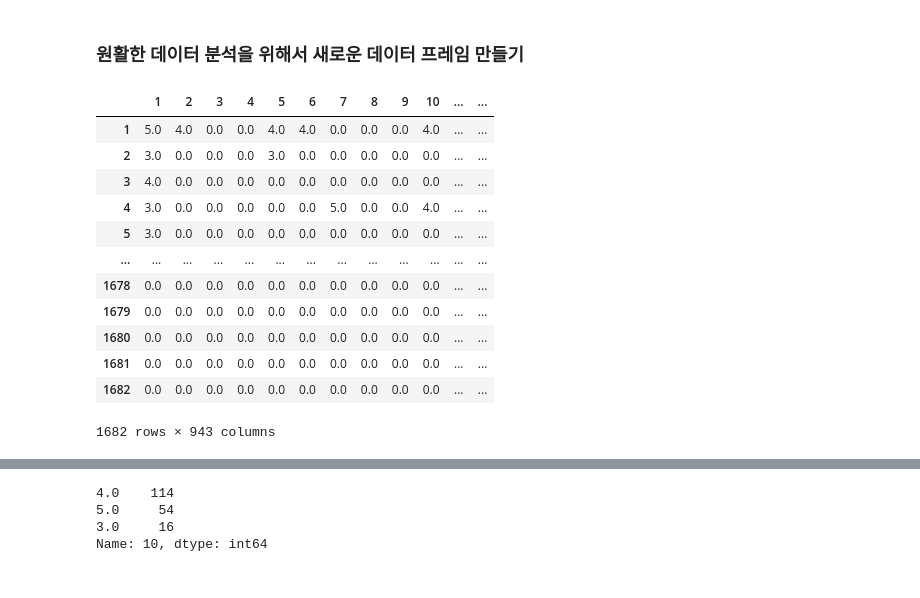
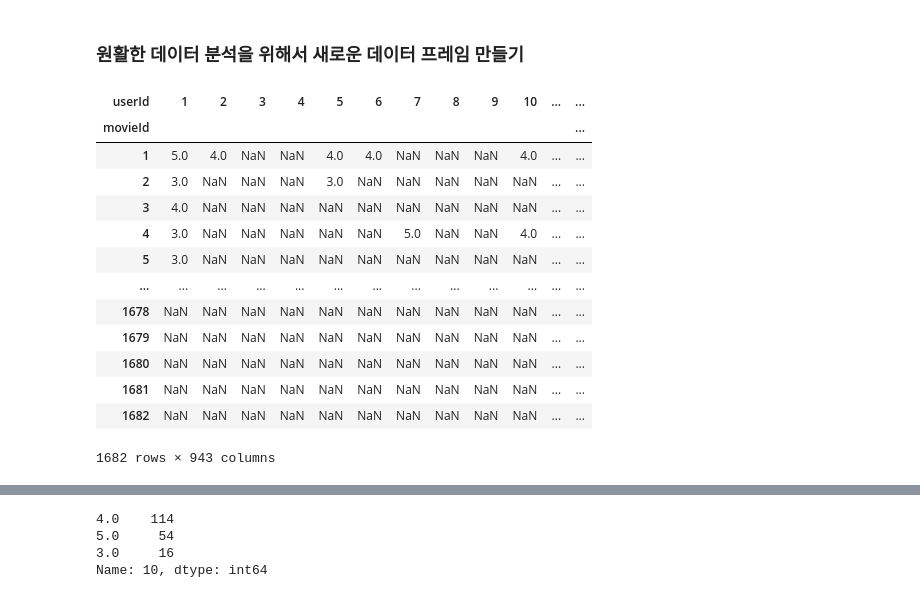
Before and after one commit to youngwoo3283/CP2_Recommendation-Modeling, a Jupyter notebook: CP2_project.ipynb, the cells around one changed output, grey strips where cells are left out. Drawn from its saved outputs; the diff is of its cells as text; code cells hidden in the pictures.

```diff
--- a/CP2_project.ipynb
+++ b/CP2_project.ipynb
@@ -360,3 +360,5 @@ df = pd.read_csv('/content/drive/MyDrive/ml-100k.csv')
 df.shape
 # %% [output]
 (100000, 4)
+# %%
+df.drop(columns = 'timestamp',inplace = True)
@@ -363,2 +369,4 @@ df.shape
+# %%
+df.columns = (['userId','movieId','rating'])
 # %% [markdown]
 ### 원활한 데이터 분석을 위해서 새로운 데이터 프레임 만들기
@@ -388,16 +373,19 @@ tt = pd.DataFrame(t).iloc[1:,1:] #인덱스 0을 제외하고 1부터 데이터
-# %%
-tt
-# %% [output]
-|  | 1 | 2 | 3 | 4 | 5 | 6 | 7 | 8 | 9 | 10 | ... | ... |
-| 1 | 5.0 | 4.0 | 0.0 | 0.0 | 4.0 | 4.0 | 0.0 | 0.0 | 0.0 | 4.0 | ... | ... |
-| 2 | 3.0 | 0.0 | 0.0 | 0.0 | 3.0 | 0.0 | 0.0 | 0.0 | 0.0 | 0.0 | ... | ... |
-| 3 | 4.0 | 0.0 | 0.0 | 0.0 | 0.0 | 0.0 | 0.0 | 0.0 | 0.0 | 0.0 | ... | ... |
-| 4 | 3.0 | 0.0 | 0.0 | 0.0 | 0.0 | 0.0 | 5.0 | 0.0 | 0.0 | 4.0 | ... | ... |
-| 5 | 3.0 | 0.0 | 0.0 | 0.0 | 0.0 | 0.0 | 0.0 | 0.0 | 0.0 | 0.0 | ... | ... |
-| ... | ... | ... | ... | ... | ... | ... | ... | ... | ... | ... | ... | ... |
-| 1678 | 0.0 | 0.0 | 0.0 | 0.0 | 0.0 | 0.0 | 0.0 | 0.0 | 0.0 | 0.0 | ... | ... |
-| 1679 | 0.0 | 0.0 | 0.0 | 0.0 | 0.0 | 0.0 | 0.0 | 0.0 | 0.0 | 0.0 | ... | ... |
-| 1680 | 0.0 | 0.0 | 0.0 | 0.0 | 0.0 | 0.0 | 0.0 | 0.0 | 0.0 | 0.0 | ... | ... |
-| 1681 | 0.0 | 0.0 | 0.0 | 0.0 | 0.0 | 0.0 | 0.0 | 0.0 | 0.0 | 0.0 | ... | ... |
-| 1682 | 0.0 | 0.0 | 0.0 | 0.0 | 0.0 | 0.0 | 0.0 | 0.0 | 0.0 | 0.0 | ... | ... |
-1682 rows × 943 columns
+# %%
+adj_matrix_rating = df.pivot(index = 'userId', columns = 'movieId', values = 'rating')
+# %%
+adj_matrix_rating.T
+# %% [output]
+| userId | 1 | 2 | 3 | 4 | 5 | 6 | 7 | 8 | 9 | 10 | ... | ... |
+| movieId |  |  |  |  |  |  |  |  |  |  |  | ... |
+| 1 | 5.0 | 4.0 | NaN | NaN | 4.0 | 4.0 | NaN | NaN | NaN | 4.0 | ... | ... |
+| 2 | 3.0 | NaN | NaN | NaN | 3.0 | NaN | NaN | NaN | NaN | NaN | ... | ... |
+| 3 | 4.0 | NaN | NaN | NaN | NaN | NaN | NaN | NaN | NaN | NaN | ... | ... |
+| 4 | 3.0 | NaN | NaN | NaN | NaN | NaN | 5.0 | NaN | NaN | 4.0 | ... | ... |
+| 5 | 3.0 | NaN | NaN | NaN | NaN | NaN | NaN | NaN | NaN | NaN | ... | ... |
+| ... | ... | ... | ... | ... | ... | ... | ... | ... | ... | ... | ... | ... |
+| 1678 | NaN | NaN | NaN | NaN | NaN | NaN | NaN | NaN | NaN | NaN | ... | ... |
+| 1679 | NaN | NaN | NaN | NaN | NaN | NaN | NaN | NaN | NaN | NaN | ... | ... |
+| 1680 | NaN | NaN | NaN | NaN | NaN | NaN | NaN | NaN | NaN | NaN | ... | ... |
+| 1681 | NaN | NaN | NaN | NaN | NaN | NaN | NaN | NaN | NaN | NaN | ... | ... |
+| 1682 | NaN | NaN | NaN | NaN | NaN | NaN | NaN | NaN | NaN | NaN | ... | ... |
+1682 rows × 943 columns
```
Also changed, not shown: parts of 9 cells of this notebook.
